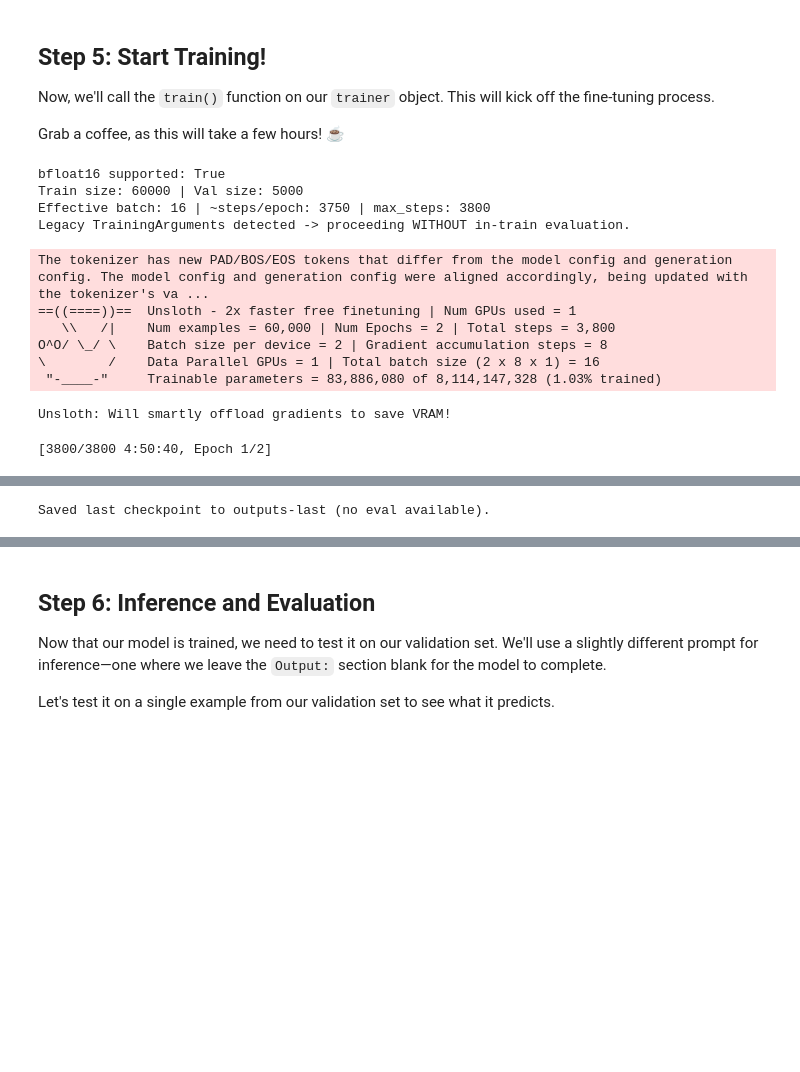
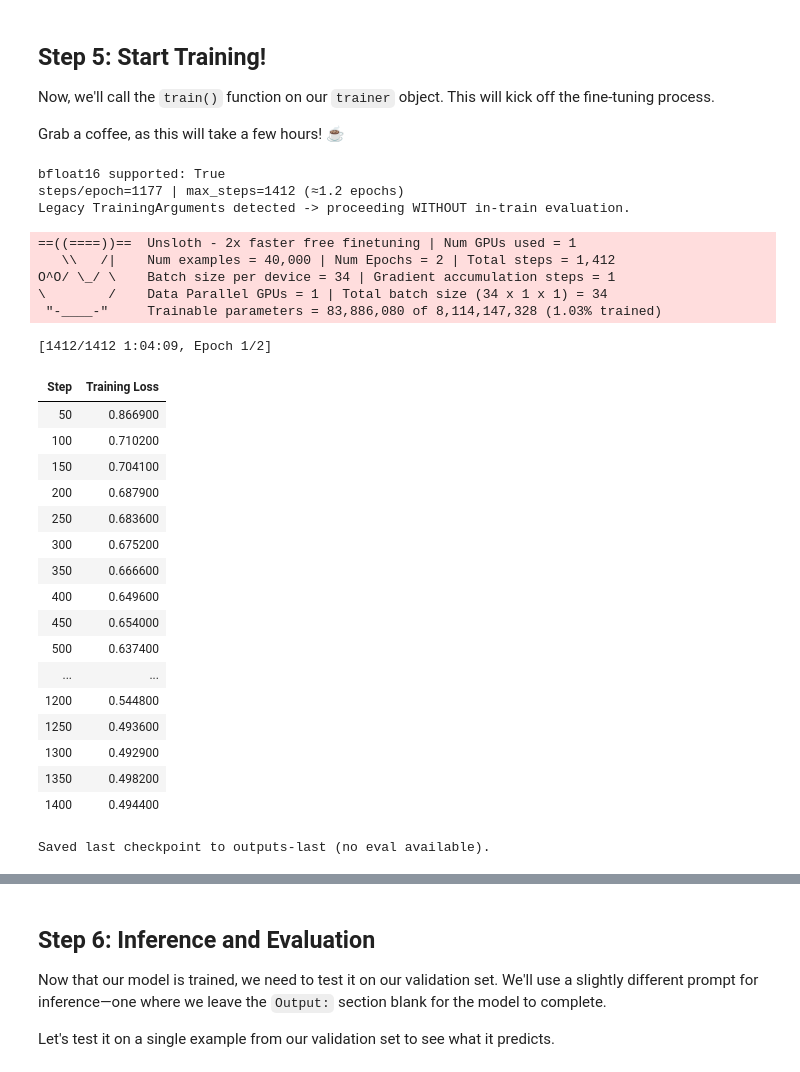
Before and after one commit to avirajdongare/Deep-Learning-Project-F25, a Jupyter notebook: MathVerifier_Llama3_8B_Finetuning.ipynb, the cells around one changed output, grey strips where cells are left out. Drawn from its saved outputs; the diff is of its cells as text; code cells hidden in the pictures; blank space fills up the shorter version.

Commit message:
Added Final Llama3-8B MathVerifier fine-tuning notebook

```diff
--- a/MathVerifier_Llama3_8B_Finetuning.ipynb
+++ b/MathVerifier_Llama3_8B_Finetuning.ipynb
@@ -39,12 +39,12 @@ A key technique we'll use is 4-bit quantization (load_in_4bit = True). Think of
 from unsloth import FastLanguageModel
 import torch
 
-#  Configuration
-max_seq_length = 2048          # Context length (inputs + solution + answer + label)
+# Configuration
+max_seq_length = 4096          # Context length (inputs + solution + answer + label)
 dtype = torch.bfloat16         # L4 supports bfloat16 natively (good perf / low memory)
 load_in_4bit = True            # 4-bit quantization to fit 8B on Colab
 
-#  Load base Llama3-8B model + tokenizer
+# Load base Llama3-8B model + tokenizer
 # NOTE:
 # - We load the official Unsloth-wrapped Llama 3 8B Instruct weights.
 #   ("Instruct" generally gives better reasoning/QA behavior for this task)
@@ -56,9 +56,9 @@ model, tokenizer = FastLanguageModel.from_pretrained(
     load_in_4bit    = load_in_4bit,
 )
 
-#  Put model in train mode (enables grad, LoRA attach later, etc.)
+# --- Put model in train mode (enables grad, LoRA attach later, etc.) ---
 FastLanguageModel.for_training(model)
 
-print("Loaded model and tokenizer for training on L4 (bf16, 4-bit).")
+print("Loaded model and tokenizer for training.")
 # %% [output]
 🦥 Unsloth: Will patch your computer to enable 2x faster free finetuning.
@@ -340,28 +384,18 @@ from unsloth import is_bfloat16_supported
 BF16_OK = is_bfloat16_supported()
 print(f"bfloat16 supported: {BF16_OK}")
 
-per_device_bs = 2
-grad_accum    = 8
+per_device_bs = 34
+grad_accum    = 1
 effective_bs  = per_device_bs * grad_accum
 
 approx_steps_per_epoch = math.ceil(len(formatted_train) / effective_bs)
 
-# IMPORTANT:
-# - If CAP_PER_CLASS = 20_000 (≈40k train samples total), steps/epoch ≈ 2500.
-#   We'll train ~3000 steps for ~1.2 epochs.
-#
-# - If CAP_PER_CLASS = 30_000 (≈60k train samples total), steps/epoch ≈ 3750.
-#   We'll train ~3800 steps for ~1.0 epoch.
-#
-# We'll pick max_steps dynamically based on actual dataset size so we converge
-# without severely undertraining or wildly overfitting.
-if approx_steps_per_epoch <= 3000:
-    target_max_steps = 3000   # ~1.2 epochs on ~40k samples
-else:
-    target_max_steps = 3800   # ~1 epoch on ~60k samples
 
-print(f"Train size: {len(formatted_train)} | Val size: {len(formatted_val)}")
-print(f"Effective batch: {effective_bs} | ~steps/epoch: {approx_steps_per_epoch} | max_steps: {target_max_steps}")
+steps_per_epoch = math.ceil(40_000 / effective_bs)
+target_max_steps = 1412        # 1.2 full epochs
+
+print(f"steps/epoch={steps_per_epoch} | max_steps={target_max_steps} (≈1.2 epochs)")
+
 
 
 #  Common kwargs for both modern and legacy TrainingArguments
@@ -370,20 +404,23 @@ common_kwargs = dict(
     gradient_accumulation_steps = grad_accum,
     warmup_ratio                = 0.05,
     max_steps                   = target_max_steps,
-    learning_rate               = 1e-4,          # safer LR for LoRA r=32
-    weight_decay                = 0.01,
+    learning_rate               = 1.2e-4,          # safer LR for LoRA r=32
+    weight_decay                = 0.05,
     lr_scheduler_type           = "cosine",
     fp16                        = (not BF16_OK),
     bf16                        = BF16_OK,
-    logging_steps               = 20,
+    logging_steps               = 50,
     save_strategy               = "steps",
     save_steps                  = 200,
-    optim                       = "adamw_8bit",    # will use bitsandbytes if available
+    optim                       = "adamw_torch_fused",    # will use bitsandbytes if available
     max_grad_norm               = 0.3,
     seed                        = 42,
     output_dir                  = "outputs",
     report_to                   = "none",
     remove_unused_columns       = False,
+    gradient_checkpointing      = True,        # fine with Unsloth
+    group_by_length             = True,        # fewer pads => more stable
+    dataloader_num_workers      = 2,
 )
 
 # Try modern args with evaluation; if not supported, fall back
@@ -404,38 +441,53 @@ except TypeError:
     print("Legacy TrainingArguments detected -> proceeding WITHOUT in-train evaluation.")
 
 trainer = SFTTrainer(
     model               = model,
     tokenizer           = tokenizer,
     train_dataset       = formatted_train,
     eval_dataset        = (formatted_val if use_eval else None),
     dataset_text_field  = "text",
     max_seq_length      = max_seq_length,
     packing             = False,
     args                = train_args,
 )
 
 trainer.train()
 
 # If we trained without eval (legacy fallback), at least save the last checkpoint.
 if not use_eval:
     trainer.save_model("outputs-last")
     tokenizer.save_pretrained("outputs-last")
     print("Saved last checkpoint to outputs-last (no eval available).")
 else:
     # Trainer will have already restored best checkpoint by eval_loss
     trainer.save_model("outputs-best")
     tokenizer.save_pretrained("outputs-best")
     print("✅ Training finished — best checkpoint (by eval_loss) loaded and saved to outputs-best.")
 # %% [output]
 bfloat16 supported: True
-Train size: 60000 | Val size: 5000
-Effective batch: 16 | ~steps/epoch: 3750 | max_steps: 3800
+steps/epoch=1177 | max_steps=1412 (≈1.2 epochs)
 Legacy TrainingArguments detected -> proceeding WITHOUT in-train evaluation.
-The tokenizer has new PAD/BOS/EOS tokens that differ from the model config and generation config. The model config and generation config were aligned accordingly, being updated with the tokenizer's va ...
 ==((====))==  Unsloth - 2x faster free finetuning | Num GPUs used = 1
-   \\   /|    Num examples = 60,000 | Num Epochs = 2 | Total steps = 3,800
-O^O/ \_/ \    Batch size per device = 2 | Gradient accumulation steps = 8
-\        /    Data Parallel GPUs = 1 | Total batch size (2 x 8 x 1) = 16
+   \\   /|    Num examples = 40,000 | Num Epochs = 2 | Total steps = 1,412
+O^O/ \_/ \    Batch size per device = 34 | Gradient accumulation steps = 1
+\        /    Data Parallel GPUs = 1 | Total batch size (34 x 1 x 1) = 34
  "-____-"     Trainable parameters = 83,886,080 of 8,114,147,328 (1.03% trained)
-Unsloth: Will smartly offload gradients to save VRAM!
+[1412/1412 1:04:09, Epoch 1/2]
+| Step | Training Loss |
+| 50 | 0.866900 |
+| 100 | 0.710200 |
+| 150 | 0.704100 |
+| 200 | 0.687900 |
+| 250 | 0.683600 |
+| 300 | 0.675200 |
+| 350 | 0.666600 |
+| 400 | 0.649600 |
+| 450 | 0.654000 |
+| 500 | 0.637400 |
+| ... | ... |
+| 1200 | 0.544800 |
+| 1250 | 0.493600 |
+| 1300 | 0.492900 |
+| 1350 | 0.498200 |
+| 1400 | 0.494400 |
-[3800/3800 4:50:40, Epoch 1/2]
+Saved last checkpoint to outputs-last (no eval available).
@@ -459 +493,0 @@ Unsloth: Will smartly offload gradients to save VRAM!
-Saved last checkpoint to outputs-last (no eval available).
```
Also changed, not shown: parts of 22 cells of this notebook.
